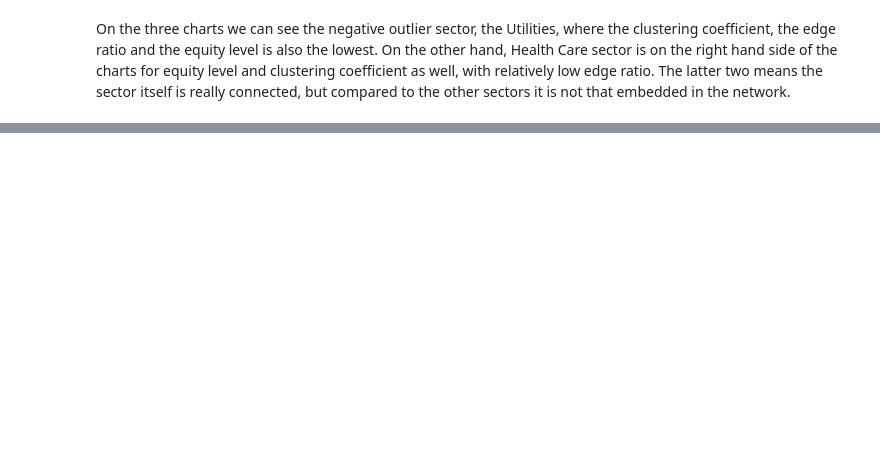
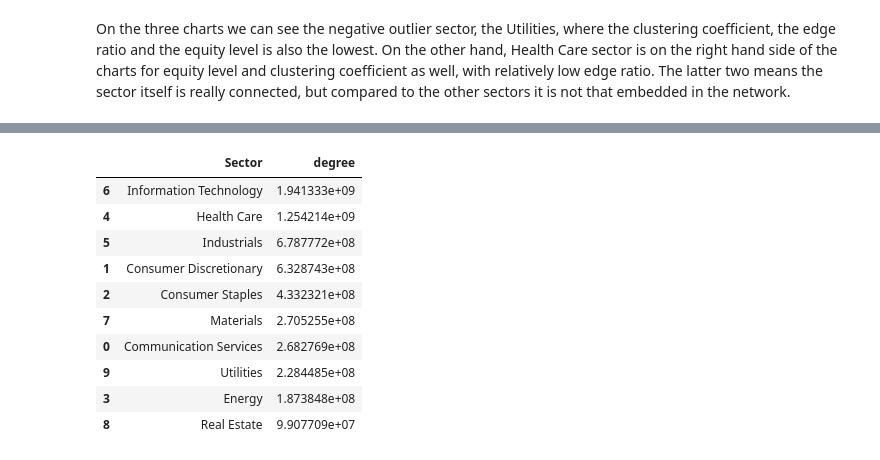
Before and after one commit to pibence/thesis_sector_analysis_on_ownership_networks, a Jupyter notebook: describe_graphs.ipynb, the cells around one changed output, grey strips where cells are left out. Cells and saved outputs as stored; diff of their text form; code cells hidden in the pictures; blank space fills up the shorter version.

```diff
--- a/describe_graphs.ipynb
+++ b/describe_graphs.ipynb
@@ -136,3 +138,5 @@ fig = plot_sector_network_info(sector_analysis, "equity_level", "clustering_coef
 # %% [markdown]
 On the three charts we can see the negative outlier sector, the Utilities, where  the clustering coefficient, the edge ratio and the equity level is also the lowest. On the other hand, Health Care sector is on the right hand side of the charts for equity level and clustering coefficient as well, with relatively low edge ratio. The latter two means the sector itself is really connected, but compared to the other sectors it is not that embedded in the network.
+# %%
+graph = create_sector_overview_graph(g, sector_analysis, config_dict['outputs']['plots'],"sum", ret=True)
 # %%
@@ -139,0 +146,14 @@ create_sector_overview_graph(g, sector_analysis, config_dict['outputs']['plots']
+# %%
+calculate_weighted_degree_for_sectors(graph)
+# %% [output]
+|  | Sector | degree |
+| 6 | Information Technology | 1.941333e+09 |
+| 4 | Health Care | 1.254214e+09 |
+| 5 | Industrials | 6.787772e+08 |
+| 1 | Consumer Discretionary | 6.328743e+08 |
+| 2 | Consumer Staples | 4.332321e+08 |
+| 7 | Materials | 2.705255e+08 |
+| 0 | Communication Services | 2.682769e+08 |
+| 9 | Utilities | 2.284485e+08 |
+| 3 | Energy | 1.873848e+08 |
+| 8 | Real Estate | 9.907709e+07 |
```
Also changed, not shown: parts of 7 cells of this notebook, 2 other files.
